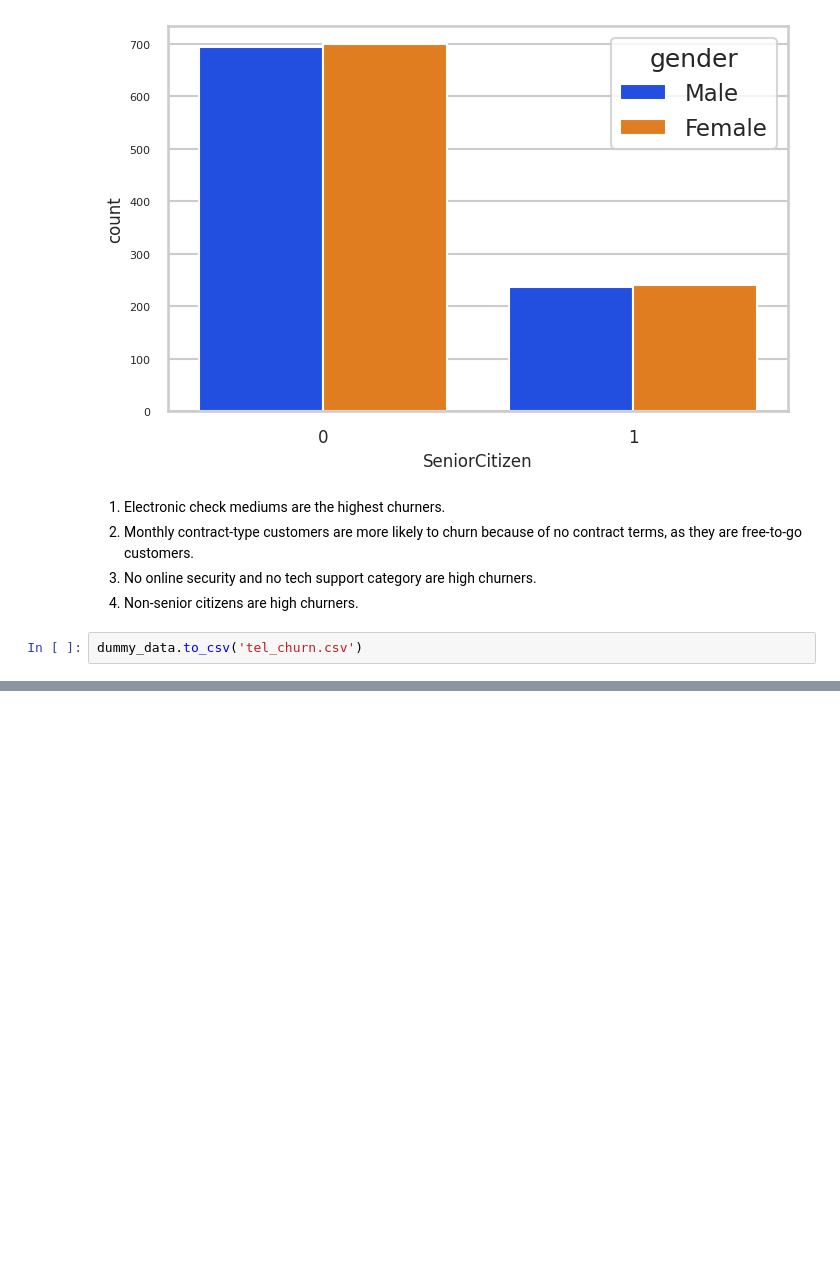
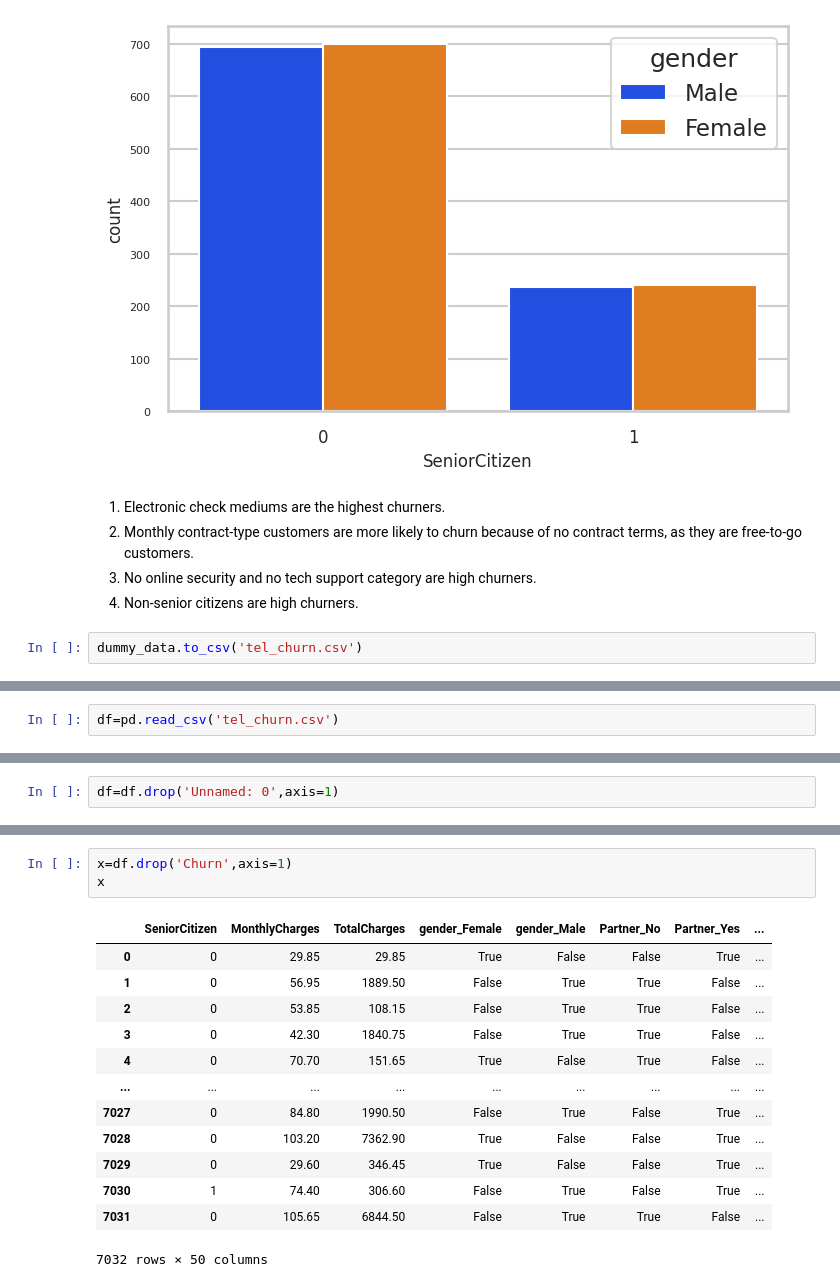
Before and after one commit to anshikaktr/Customer-Churn-Analysis, a Jupyter notebook: Customer-churn.ipynb, the cells around one changed output, grey strips where cells are left out. Drawn from its saved outputs; the diff is of its cells as text; blank space fills up the shorter version.

Commit message:
Kaggle Notebook | Customer-churn | Version 4

```diff
--- a/Customer-churn.ipynb
+++ b/Customer-churn.ipynb
@@ -455,0 +466,2 @@ dummy_data.to_csv('tel_churn.csv')
+# %%
+df=pd.read_csv('tel_churn.csv')
@@ -455,0 +478,2 @@ dummy_data.to_csv('tel_churn.csv')
+# %%
+df=df.drop('Unnamed: 0',axis=1)
@@ -455,0 +490,17 @@ dummy_data.to_csv('tel_churn.csv')
+# %%
+x=df.drop('Churn',axis=1)
+x
+# %% [output]
+|  | SeniorCitizen | MonthlyCharges | TotalCharges | gender_Female | gender_Male | Partner_No | Partner_Yes | ... |
+| 0 | 0 | 29.85 | 29.85 | True | False | False | True | ... |
+| 1 | 0 | 56.95 | 1889.50 | False | True | True | False | ... |
+| 2 | 0 | 53.85 | 108.15 | False | True | True | False | ... |
+| 3 | 0 | 42.30 | 1840.75 | False | True | True | False | ... |
+| 4 | 0 | 70.70 | 151.65 | True | False | True | False | ... |
+| ... | ... | ... | ... | ... | ... | ... | ... | ... |
+| 7027 | 0 | 84.80 | 1990.50 | False | True | False | True | ... |
+| 7028 | 0 | 103.20 | 7362.90 | True | False | False | True | ... |
+| 7029 | 0 | 29.60 | 346.45 | True | False | False | True | ... |
+| 7030 | 1 | 74.40 | 306.60 | False | True | False | True | ... |
+| 7031 | 0 | 105.65 | 6844.50 | False | True | True | False | ... |
+7032 rows × 50 columns
```
Also changed, not shown: parts of 14 cells of this notebook.
